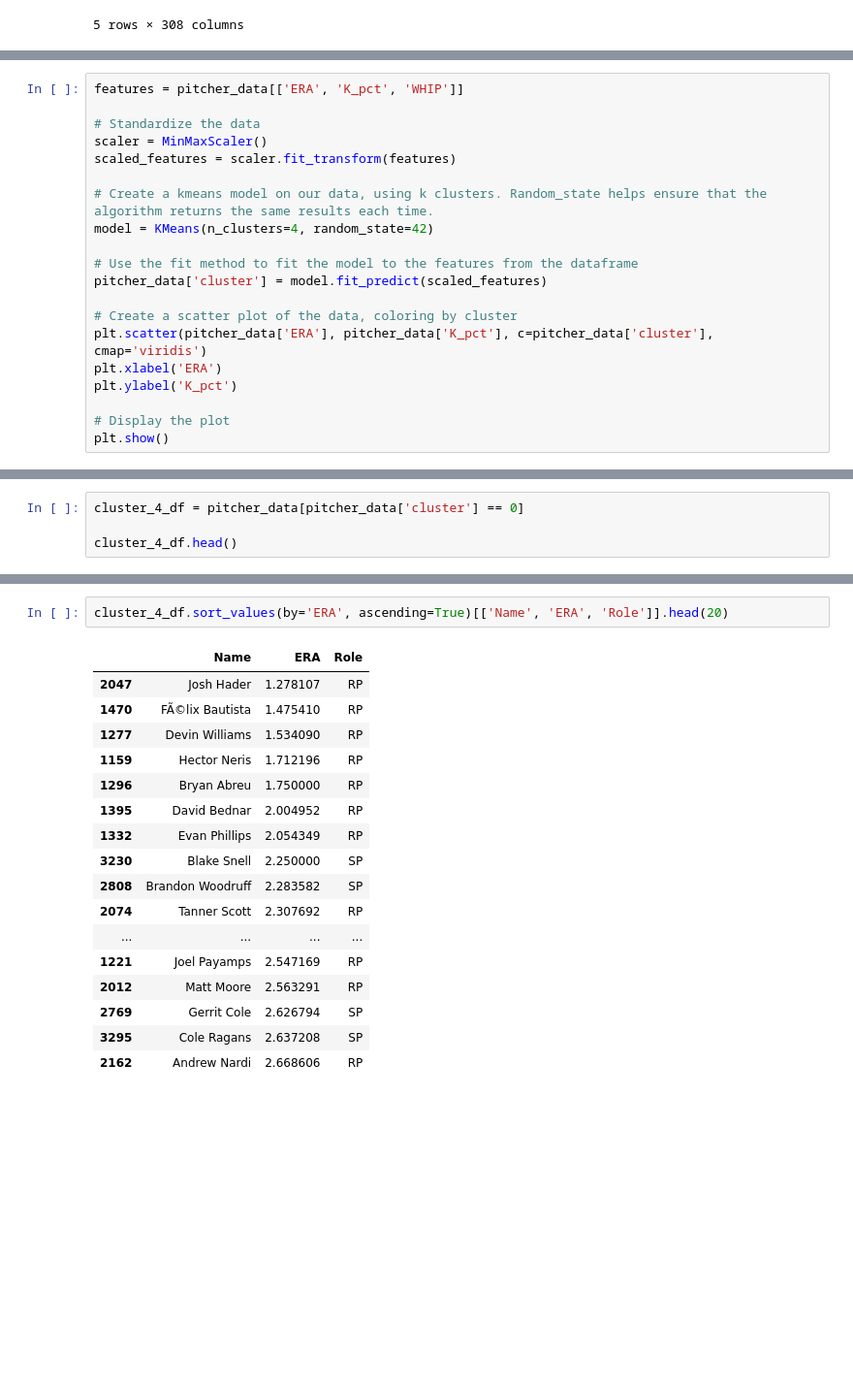
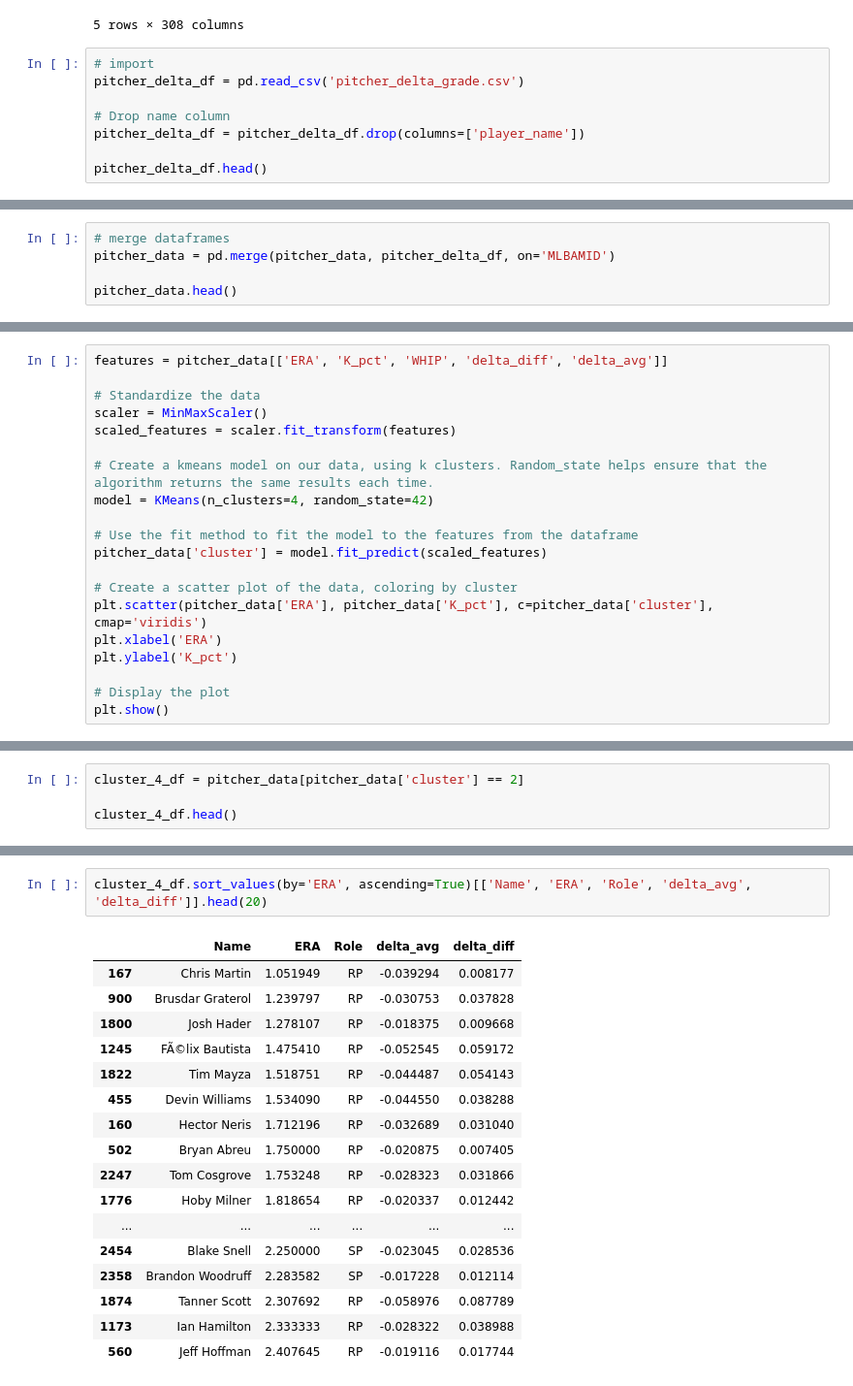
Before and after one commit to RudimentaryChef/RedsHackathon, a Jupyter notebook: pitcher-cluster.ipynb, the cells around one changed output, grey strips where cells are left out. Shown at 97% size. Drawn from its saved outputs; the diff is of its cells as text; blank space fills up the shorter version.

```diff
--- a/pitcher-cluster.ipynb
+++ b/pitcher-cluster.ipynb
@@ -29,3 +29,11 @@ pitcher_data.head()
 | 3 | 1246 | 456713 | Matt Bush | Matt Bush | R | 2021 | 35 | TEX | RP | 4 | ... | ... |
 | 4 | 1247 | 493603 | Adam Ottavino | Adam Ottavino | R | 2021 | 35 | BOS | RP | 69 | ... | ... |
 5 rows × 308 columns
+# %%
+# import
+pitcher_delta_df = pd.read_csv('pitcher_delta_grade.csv')
+
+# Drop name column
+pitcher_delta_df = pitcher_delta_df.drop(columns=['player_name'])
+
+pitcher_delta_df.head()
@@ -31,0 +47,5 @@ pitcher_data.head()
+# %%
+# merge dataframes
+pitcher_data = pd.merge(pitcher_data, pitcher_delta_df, on='MLBAMID')
+
+pitcher_data.head()
@@ -97,5 +138,5 @@ ohtani_data
 # %%
-features = pitcher_data[['ERA', 'K_pct', 'WHIP']]
+features = pitcher_data[['ERA', 'K_pct', 'WHIP', 'delta_diff', 'delta_avg']]
 
 # Standardize the data
 scaler = MinMaxScaler()
@@ -156,5 +197,5 @@ blake_snell_data[['Name', 'ERA', 'K_pct', 'WHIP', 'cluster']]
 # %%
-cluster_4_df = pitcher_data[pitcher_data['cluster'] == 0]
+cluster_4_df = pitcher_data[pitcher_data['cluster'] == 2]
 
 cluster_4_df.head()
 # %% [output]
@@ -168,23 +209,23 @@ cluster_4_df.head()
 # %%
-cluster_4_df.sort_values(by='ERA', ascending=True)[['Name', 'ERA', 'Role']].head(20)
+cluster_4_df.sort_values(by='ERA', ascending=True)[['Name', 'ERA', 'Role', 'delta_avg', 'delta_diff']].head(20)
 # %% [output]
-|  | Name | ERA | Role |
-| 2047 | Josh Hader | 1.278107 | RP |
-| 1470 | FÃ©lix Bautista | 1.475410 | RP |
-| 1277 | Devin Williams | 1.534090 | RP |
-| 1159 | Hector Neris | 1.712196 | RP |
-| 1296 | Bryan Abreu | 1.750000 | RP |
-| 1395 | David Bednar | 2.004952 | RP |
-| 1332 | Evan Phillips | 2.054349 | RP |
-| 3230 | Blake Snell | 2.250000 | SP |
-| 2808 | Brandon Woodruff | 2.283582 | SP |
-| 2074 | Tanner Scott | 2.307692 | RP |
-| ... | ... | ... | ... |
-| 1221 | Joel Payamps | 2.547169 | RP |
-| 2012 | Matt Moore | 2.563291 | RP |
-| 2769 | Gerrit Cole | 2.626794 | SP |
-| 3295 | Cole Ragans | 2.637208 | SP |
-| 2162 | Andrew Nardi | 2.668606 | RP |
+|  | Name | ERA | Role | delta_avg | delta_diff |
+| 167 | Chris Martin | 1.051949 | RP | -0.039294 | 0.008177 |
+| 900 | Brusdar Graterol | 1.239797 | RP | -0.030753 | 0.037828 |
+| 1800 | Josh Hader | 1.278107 | RP | -0.018375 | 0.009668 |
+| 1245 | FÃ©lix Bautista | 1.475410 | RP | -0.052545 | 0.059172 |
+| 1822 | Tim Mayza | 1.518751 | RP | -0.044487 | 0.054143 |
+| 455 | Devin Williams | 1.534090 | RP | -0.044550 | 0.038288 |
+| 160 | Hector Neris | 1.712196 | RP | -0.032689 | 0.031040 |
+| 502 | Bryan Abreu | 1.750000 | RP | -0.020875 | 0.007405 |
+| 2247 | Tom Cosgrove | 1.753248 | RP | -0.028323 | 0.031866 |
+| 1776 | Hoby Milner | 1.818654 | RP | -0.020337 | 0.012442 |
+| ... | ... | ... | ... | ... | ... |
+| 2454 | Blake Snell | 2.250000 | SP | -0.023045 | 0.028536 |
+| 2358 | Brandon Woodruff | 2.283582 | SP | -0.017228 | 0.012114 |
+| 1874 | Tanner Scott | 2.307692 | RP | -0.058976 | 0.087789 |
+| 1173 | Ian Hamilton | 2.333333 | RP | -0.028322 | 0.038988 |
+| 560 | Jeff Hoffman | 2.407645 | RP | -0.019116 | 0.017744 |
 # %%
 rp_cluster_4 = cluster_4_df[cluster_4_df['Role'] == 'RP']
 # Print shape of relief pitcher cluster
```
Also changed, not shown: parts of 18 cells of this notebook, 2 other files.
